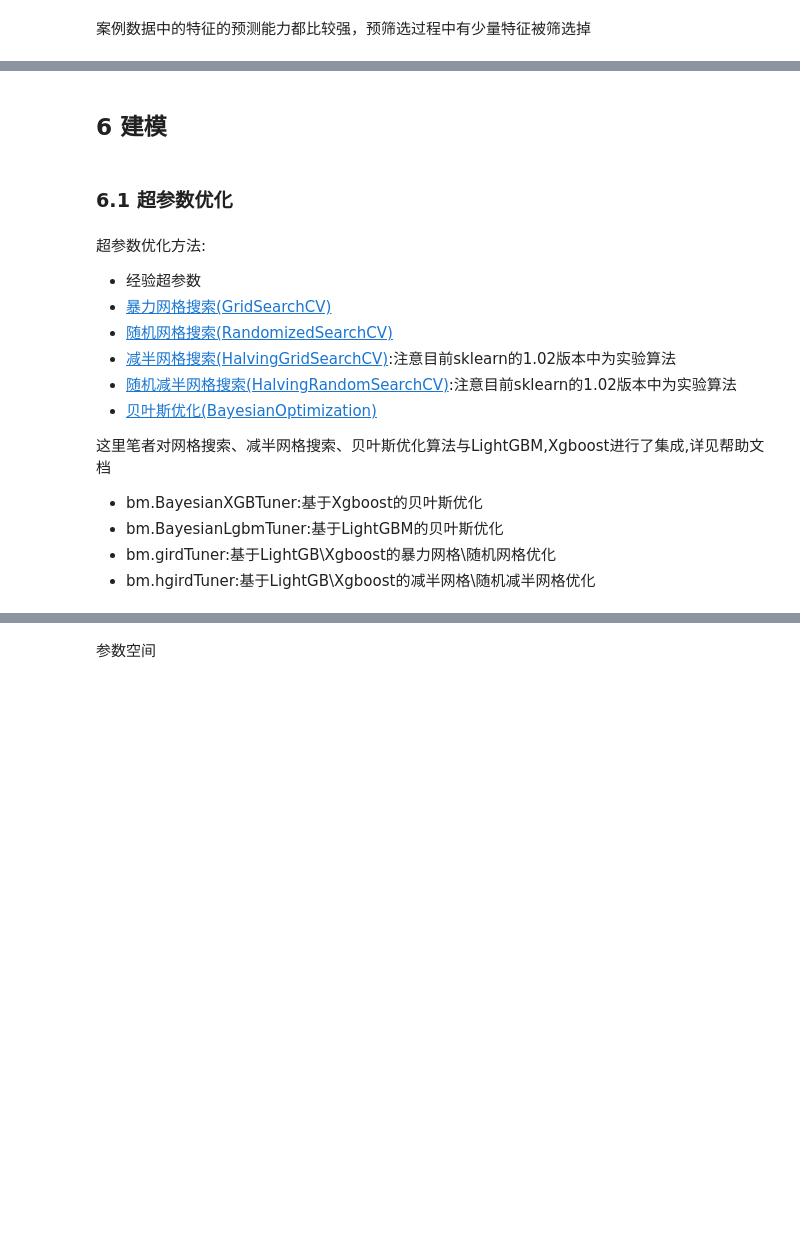
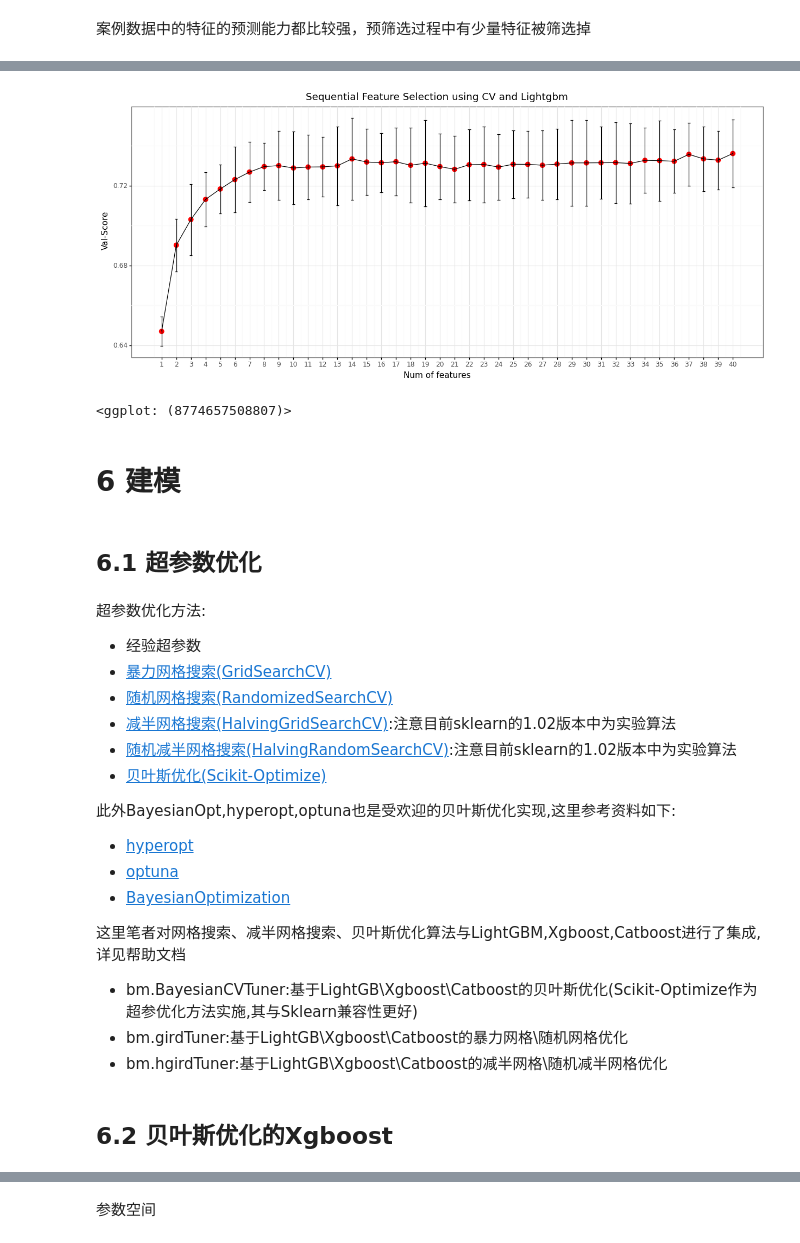
Before and after one commit to zk403/mlearn, a Jupyter notebook: demo/5.梯度提升树.ipynb, the cells around one changed output, grey strips where cells are left out. Cells and saved outputs as stored; diff of their text form; code cells hidden in the pictures; blank space fills up the shorter version.

```diff
--- a/demo/5.梯度提升树.ipynb
+++ b/demo/5.梯度提升树.ipynb
@@ -364,0 +458,3 @@ seq=bm.LgbmSeqSelector(direction=direction,
+# %%
+%%time
+seq=bm.LgbmSeqSelector(forward=True,floating=False,k_features=40,scoring='roc_auc',n_jobs=-1).fit(X_train_1,y_train)#计算量过大仅选40个
@@ -365 +464,6 @@ seq=bm.LgbmSeqSelector(direction=direction,
+# %%
+seq.plot(figure_size=(15,6)) ##验证数据评估指标与入模特征个数关系图(errorbar_plot)
+# %% [output]
+[figure, added]
+<ggplot: (8774657508807)>
 # %%
@@ -368,7 +472,7 @@ X_test_3=seq.transform(X_test_2)
 # %% [markdown]
-## 6 建模
+# 6 建模
 # %% [markdown]
-### 6.1 超参数优化
+## 6.1 超参数优化
 # %% [markdown]
 超参数优化方法:
 
@@ -377,11 +481,17 @@ X_test_3=seq.transform(X_test_2)
 + [随机网格搜索(RandomizedSearchCV)](https://scikit-learn.org/stable/modules/grid_search.html#randomized-parameter-optimization)
 + [减半网格搜索(HalvingGridSearchCV)](https://scikit-learn.org/stable/modules/grid_search.html#searching-for-optimal-parameters-with-successive-halving):注意目前sklearn的1.02版本中为实验算法
 + [随机减半网格搜索(HalvingRandomSearchCV)](https://scikit-learn.org/stable/modules/grid_search.html#searching-for-optimal-parameters-with-successive-halving):注意目前sklearn的1.02版本中为实验算法
-+ [贝叶斯优化(BayesianOptimization)](https://github.com/fmfn/BayesianOptimization)
++ [贝叶斯优化(Scikit-Optimize)](https://scikit-optimize.github.io/dev/index.html)
 
-这里笔者对网格搜索、减半网格搜索、贝叶斯优化算法与LightGBM,Xgboost进行了集成,详见帮助文档
+此外BayesianOpt,hyperopt,optuna也是受欢迎的贝叶斯优化实现,这里参考资料如下:
++ [hyperopt](https://github.com/hyperopt/hyperopt)
++ [optuna](https://github.com/optuna/optuna)
++ [BayesianOptimization](https://github.com/fmfn/BayesianOptimization)
 
-+ bm.BayesianXGBTuner:基于Xgboost的贝叶斯优化
-+ bm.BayesianLgbmTuner:基于LightGBM的贝叶斯优化
-+ bm.girdTuner:基于LightGB\Xgboost的暴力网格\随机网格优化
-+ bm.hgirdTuner:基于LightGB\Xgboost的减半网格\随机减半网格优化
+这里笔者对网格搜索、减半网格搜索、贝叶斯优化算法与LightGBM,Xgboost,Catboost进行了集成,详见帮助文档
+
++ bm.BayesianCVTuner:基于LightGB\Xgboost\Catboost的贝叶斯优化(Scikit-Optimize作为超参优化方法实施,其与Sklearn兼容性更好)
++ bm.girdTuner:基于LightGB\Xgboost\Catboost的暴力网格\随机网格优化
++ bm.hgirdTuner:基于LightGB\Xgboost\Catboost的减半网格\随机减半网格优化
+# %% [markdown]
+## 6.2 贝叶斯优化的Xgboost
```
Also changed, not shown: parts of 52 cells of this notebook, 3 other files.
